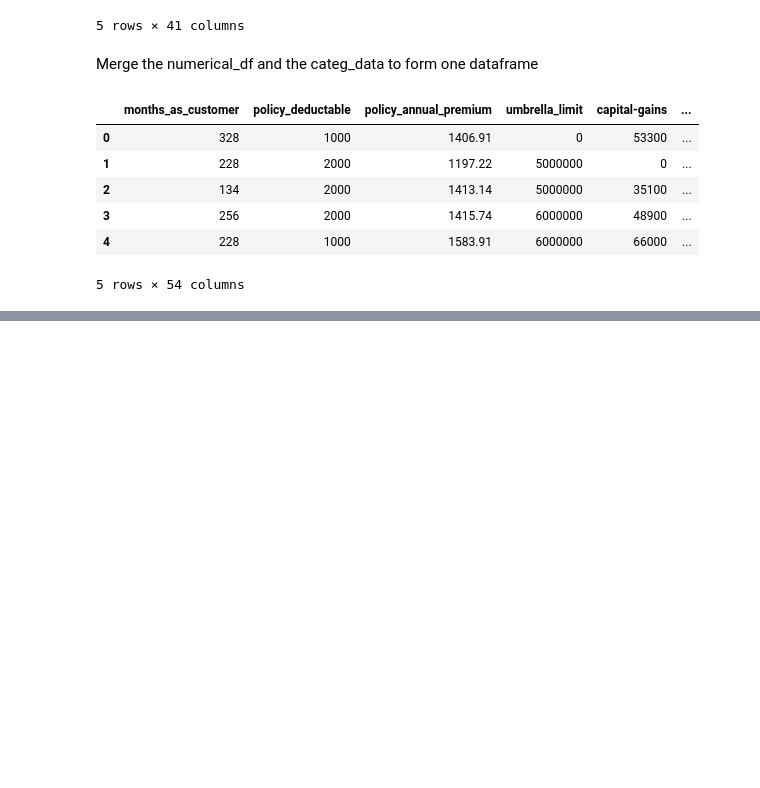
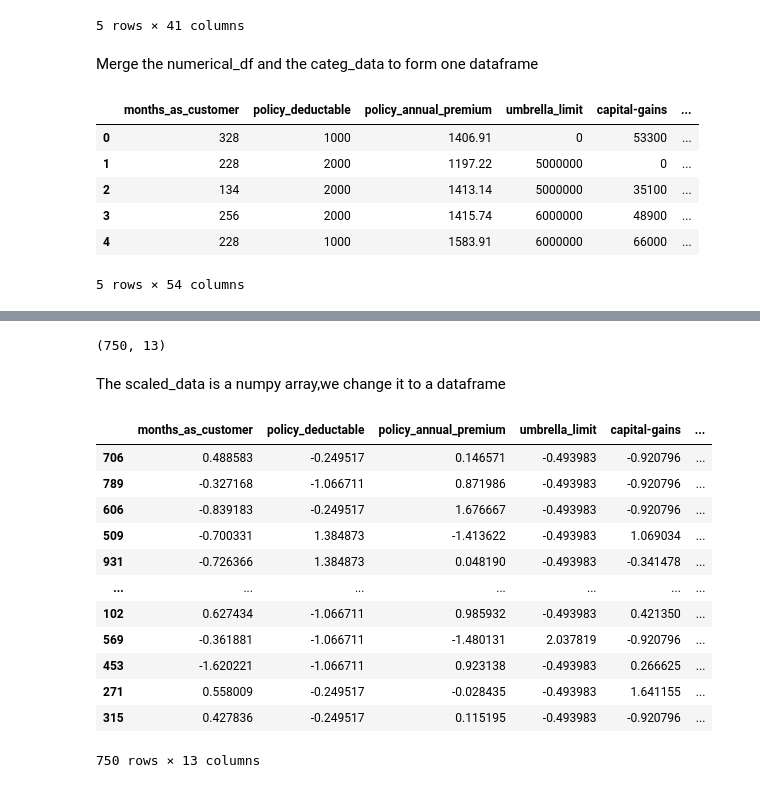
Before and after one commit to JoanChesire/Insurance_Fraud_Detection, a Jupyter notebook: Insurance.ipynb, the cells around one changed output, grey strips where cells are left out. Cells and saved outputs as stored; diff of their text form; code cells hidden in the pictures; blank space fills up the shorter version.

Commit message:
train_test_split

```diff
--- a/Insurance.ipynb
+++ b/Insurance.ipynb
@@ -457,0 +476,3 @@ X.head()
+# %%
+X=insurance_df.drop(['fraud_reported_Y'], axis = 1)
+y=insurance_df['fraud_reported_Y']
@@ -457,0 +483,5 @@ X.head()
+# %%
+
+from sklearn.model_selection import train_test_split
+#split the train and test data
+X_train,X_test,y_train,y_test=train_test_split(X,y,test_size=0.25)
@@ -457,0 +494,2 @@ X.head()
+# %%
+num_X_train=X_train.select_dtypes(include=['int64','float'])
@@ -457,0 +511,28 @@ X.head()
+# %%
+from sklearn.preprocessing import StandardScaler
+scaler=StandardScaler()
+scaled_data=scaler.fit_transform(num_X_train)
+# %%
+scaled_data.shape
+# %% [output]
+(750, 13)
+# %% [markdown]
+The scaled_data is a numpy array,we change it to a dataframe
+# %%
+#Create a dataframe
+scaled_df=pd.DataFrame(data=scaled_data, columns=num_X_train.columns, index= X_train.index)
+scaled_df
+# %% [output]
+|  | months_as_customer | policy_deductable | policy_annual_premium | umbrella_limit | capital-gains | ... |
+| 706 | 0.488583 | -0.249517 | 0.146571 | -0.493983 | -0.920796 | ... |
+| 789 | -0.327168 | -1.066711 | 0.871986 | -0.493983 | -0.920796 | ... |
+| 606 | -0.839183 | -0.249517 | 1.676667 | -0.493983 | -0.920796 | ... |
+| 509 | -0.700331 | 1.384873 | -1.413622 | -0.493983 | 1.069034 | ... |
+| 931 | -0.726366 | 1.384873 | 0.048190 | -0.493983 | -0.341478 | ... |
+| ... | ... | ... | ... | ... | ... | ... |
+| 102 | 0.627434 | -1.066711 | 0.985932 | -0.493983 | 0.421350 | ... |
+| 569 | -0.361881 | -1.066711 | -1.480131 | 2.037819 | -0.920796 | ... |
+| 453 | -1.620221 | -1.066711 | 0.923138 | -0.493983 | 0.266625 | ... |
+| 271 | 0.558009 | -0.249517 | -0.028435 | -0.493983 | 1.641155 | ... |
+| 315 | 0.427836 | -0.249517 | 0.115195 | -0.493983 | -0.920796 | ... |
+750 rows × 13 columns
```
Also changed, not shown: parts of 11 cells of this notebook.
